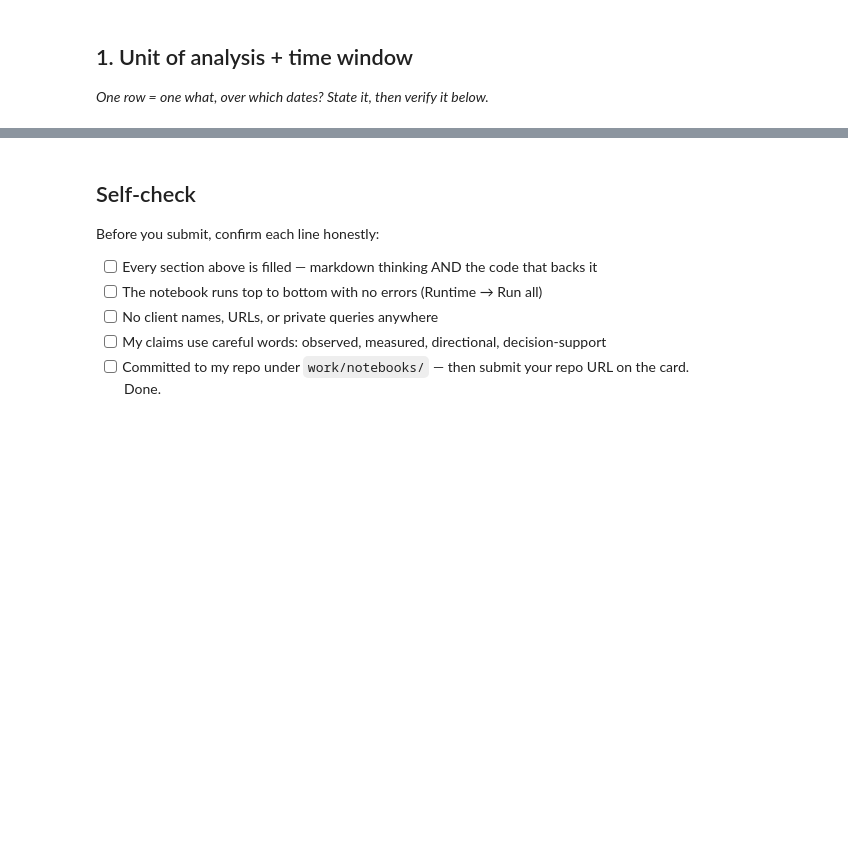
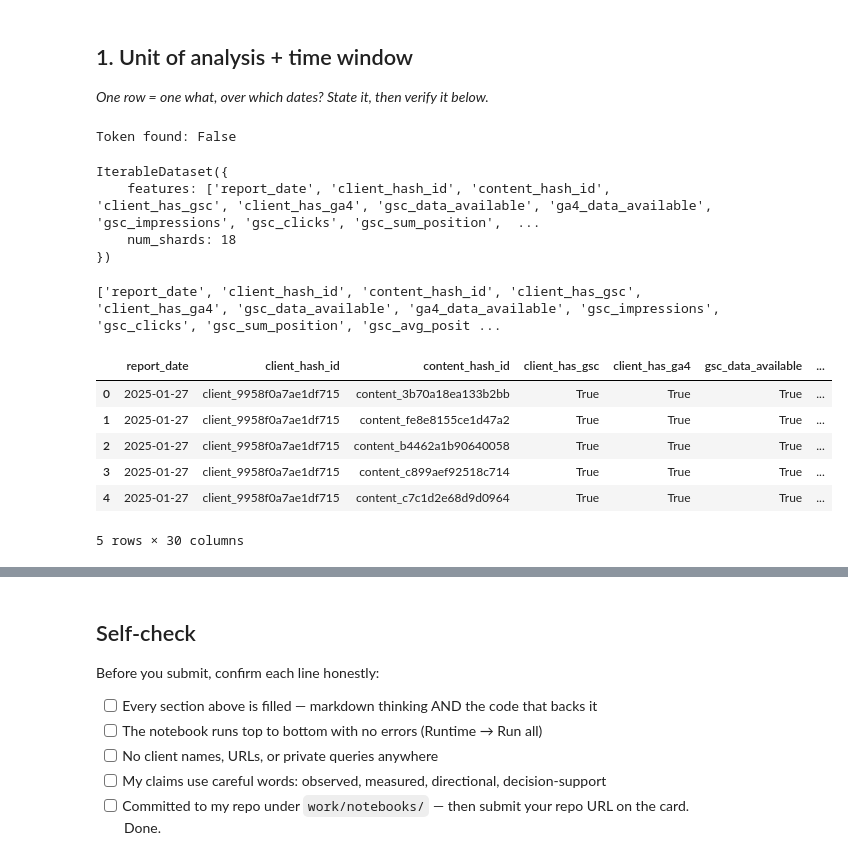
Before and after one commit to Mohd-Abdul-Muqeet/FlyRank-AI, a Jupyter notebook: work/notebooks/w03_data_contract.ipynb, the cells around one changed output, grey strips where cells are left out. Drawn from its saved outputs; the diff is of its cells as text; code cells hidden in the pictures; blank space fills up the shorter version.

```diff
--- a/work/notebooks/w03_data_contract.ipynb
+++ b/work/notebooks/w03_data_contract.ipynb
@@ -10,3 +12,41 @@ This skeleton is yours to fill. Work the sections **in order** — each one has
 ## 1. Unit of analysis + time window
 
 *One row = one what, over which dates? State it, then verify it below.*
+# %%
+import os
+
+HF_TOKEN = os.environ.get("HF_TOKEN")
+
+print("Token found:", HF_TOKEN is not None)
+# %% [output]
+Token found: False
+# %%
+# This cell is for CODE (numbers, a query, a check).
+# Write your text answer in the cell ABOVE this one — typing sentences here breaks Run All.
+import os
+import pandas as pd
+
+HF_TOKEN = os.environ.get("HF_TOKEN")
+
+from datasets import load_dataset
+ds = load_dataset("FlyRank/internship-warehouse", "fact_content_daily_performance", streaming=True, split="train")
+ds
+# %% [output]
+IterableDataset({
+    features: ['report_date', 'client_hash_id', 'content_hash_id', 'client_has_gsc', 'client_has_ga4', 'gsc_data_available', 'ga4_data_available', 'gsc_impressions', 'gsc_clicks', 'gsc_sum_position',  ...
+    num_shards: 18
+})
+# %%
+ds= list(ds.take(10000))
+ds = pd.DataFrame(ds)
+print(ds.columns.tolist())
+ds.head()
+# %% [output]
+['report_date', 'client_hash_id', 'content_hash_id', 'client_has_gsc', 'client_has_ga4', 'gsc_data_available', 'ga4_data_available', 'gsc_impressions', 'gsc_clicks', 'gsc_sum_position', 'gsc_avg_posit ...
+|  | report_date | client_hash_id | content_hash_id | client_has_gsc | client_has_ga4 | gsc_data_available | ... |
+| 0 | 2025-01-27 | client_9958f0a7ae1df715 | content_3b70a18ea133b2bb | True | True | True | ... |
+| 1 | 2025-01-27 | client_9958f0a7ae1df715 | content_fe8e8155ce1d47a2 | True | True | True | ... |
+| 2 | 2025-01-27 | client_9958f0a7ae1df715 | content_b4462a1b90640058 | True | True | True | ... |
+| 3 | 2025-01-27 | client_9958f0a7ae1df715 | content_c899aef92518c714 | True | True | True | ... |
+| 4 | 2025-01-27 | client_9958f0a7ae1df715 | content_c7c1d2e68d9d0964 | True | True | True | ... |
+5 rows × 30 columns
```
Also changed, not shown: parts of 19 cells of this notebook.
